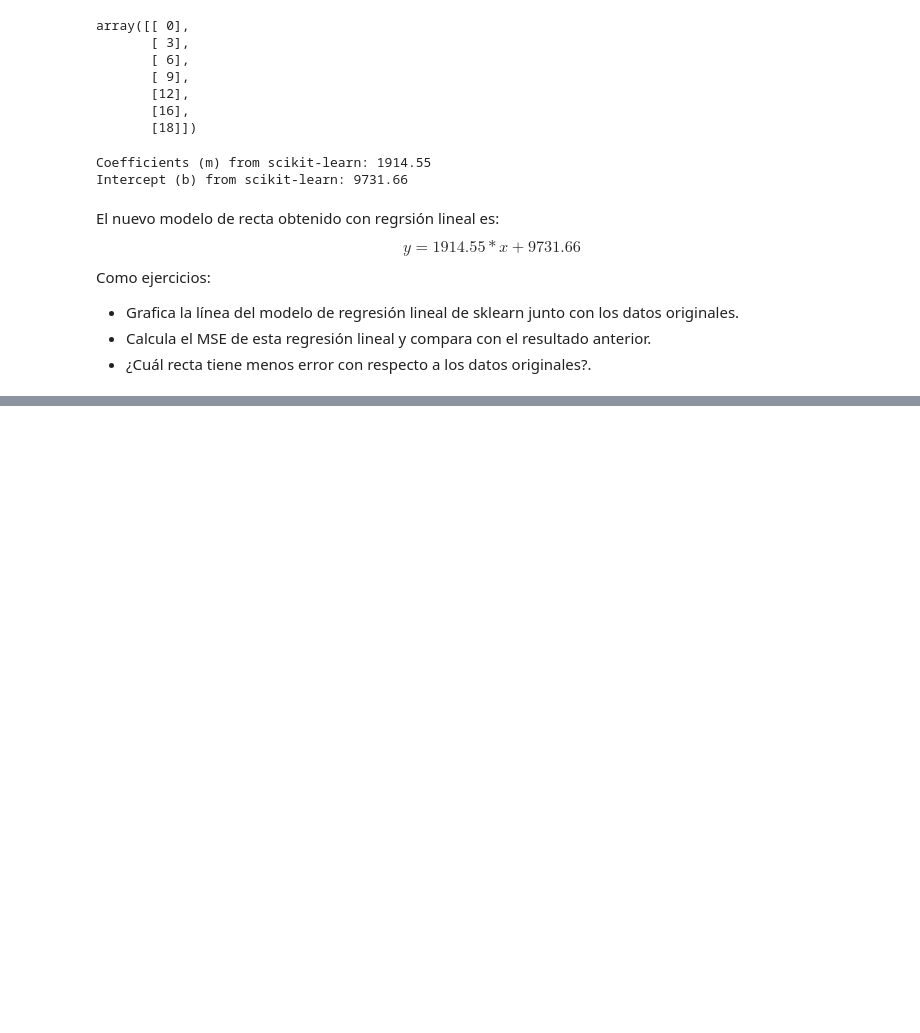
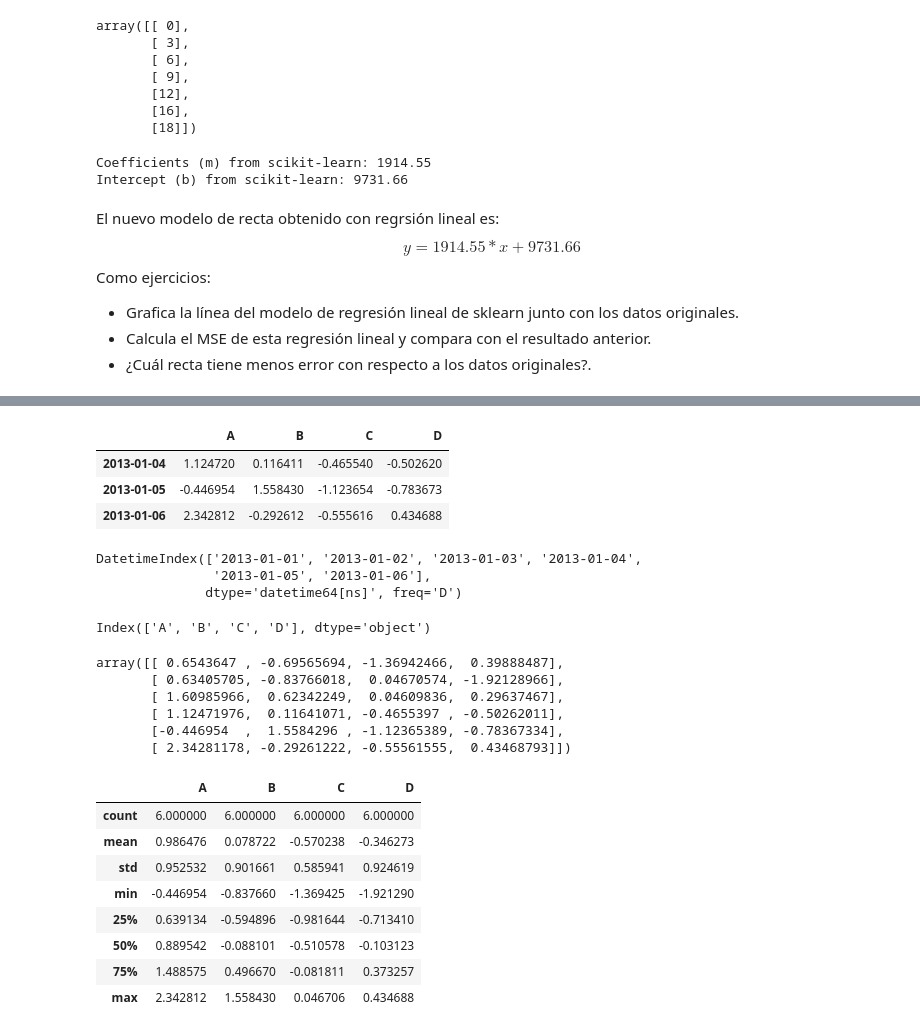
Before and after one commit to ximenaOr7/ximenaob_mineria, a Jupyter notebook: minería_de_datos_cuaderno_.ipynb, the cells around one changed output, grey strips where cells are left out. Saved outputs shown, nothing was run; the diff lists cells and outputs as text; code cells hidden in the pictures; blank space fills up the shorter version.

```diff
--- a/minería_de_datos_cuaderno_.ipynb
+++ b/minería_de_datos_cuaderno_.ipynb
@@ -448,0 +466,3 @@ Como ejercicios:
+# %%
+dates = pd.date_range("20130101", periods=6)
+dates
@@ -448,0 +473,3 @@ Como ejercicios:
+# %%
+df = pd.DataFrame(np.random.randn(6, 4), index=dates, columns=list("ABCD"))
+df
@@ -448,0 +530,40 @@ Como ejercicios:
+# %%
+df.tail(3)
+# %% [output]
+|  | A | B | C | D |
+| 2013-01-04 | 1.124720 | 0.116411 | -0.465540 | -0.502620 |
+| 2013-01-05 | -0.446954 | 1.558430 | -1.123654 | -0.783673 |
+| 2013-01-06 | 2.342812 | -0.292612 | -0.555616 | 0.434688 |
+# %%
+df.index
+# %% [output]
+DatetimeIndex(['2013-01-01', '2013-01-02', '2013-01-03', '2013-01-04',
+               '2013-01-05', '2013-01-06'],
+              dtype='datetime64[ns]', freq='D')
+# %%
+df.columns
+# %% [output]
+Index(['A', 'B', 'C', 'D'], dtype='object')
+# %%
+df.to_numpy()
+# %% [output]
+array([[ 0.6543647 , -0.69565694, -1.36942466,  0.39888487],
+       [ 0.63405705, -0.83766018,  0.04670574, -1.92128966],
+       [ 1.60985966,  0.62342249,  0.04609836,  0.29637467],
+       [ 1.12471976,  0.11641071, -0.4655397 , -0.50262011],
+       [-0.446954  ,  1.5584296 , -1.12365389, -0.78367334],
+       [ 2.34281178, -0.29261222, -0.55561555,  0.43468793]])
+# %%
+#describe() shows a quick statistic summary of your data:
+
+df.describe()
+# %% [output]
+|  | A | B | C | D |
+| count | 6.000000 | 6.000000 | 6.000000 | 6.000000 |
+| mean | 0.986476 | 0.078722 | -0.570238 | -0.346273 |
+| std | 0.952532 | 0.901661 | 0.585941 | 0.924619 |
+| min | -0.446954 | -0.837660 | -1.369425 | -1.921290 |
+| 25% | 0.639134 | -0.594896 | -0.981644 | -0.713410 |
+| 50% | 0.889542 | -0.088101 | -0.510578 | -0.103123 |
+| 75% | 1.488575 | 0.496670 | -0.081811 | 0.373257 |
+| max | 2.342812 | 1.558430 | 0.046706 | 0.434688 |
```
Also changed, not shown: parts of 14 cells of this notebook.
